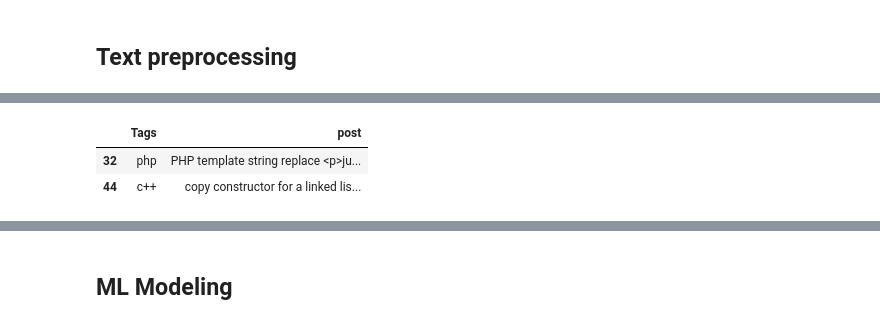
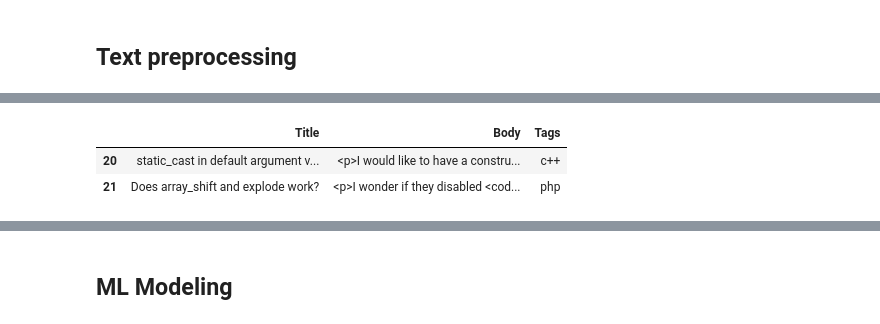
Before and after one commit to anidec25/Stack-Overflow-Tag-Prediction, a Jupyter notebook: notebook-stackoverflow.ipynb, the cells around one changed output, grey strips where cells are left out. Saved outputs shown, nothing was run; the diff lists cells and outputs as text; code cells hidden in the pictures.

```diff
--- a/notebook-stackoverflow.ipynb
+++ b/notebook-stackoverflow.ipynb
@@ -477,18 +541,12 @@ There are a total of 272441 questions with code out of 484837
 # %%
-# Top 30 tags used in our corpus
+# Top 20 tags used in our corpus
 list_tags = tag_df_train_sorted['Tags'].head(20).to_list()
 
-# Filtering by only those rows where the tags are in top 30
+# Filtering by only those rows where the tags are in top 20
 df_tags = df_train[(df_train['Tags'].isin(list_tags))][['Title','Body', 'Tags']]
 
-# Using the title and body as one column.
-df_tags['post'] = df_tags['Title'] + ' ' + df_tags['Body']
-
-# Removing extra columns.
-df_tags = df_tags.drop('Title', axis = 1).drop('Body', axis = 1)
-
 df_tags.head(2)
 # %% [output]
-|  | Tags | post |
-| 32 | php | PHP template string replace <p>ju... |
-| 44 | c++ | copy constructor for a linked lis... |
+|  | Title | Body | Tags |
+| 20 | static_cast in default argument v... | <p>I would like to have a constru... | c++ |
+| 21 | Does array_shift and explode work? | <p>I wonder if they disabled <cod... | php |
```
Also changed, not shown: parts of 93 cells of this notebook.
